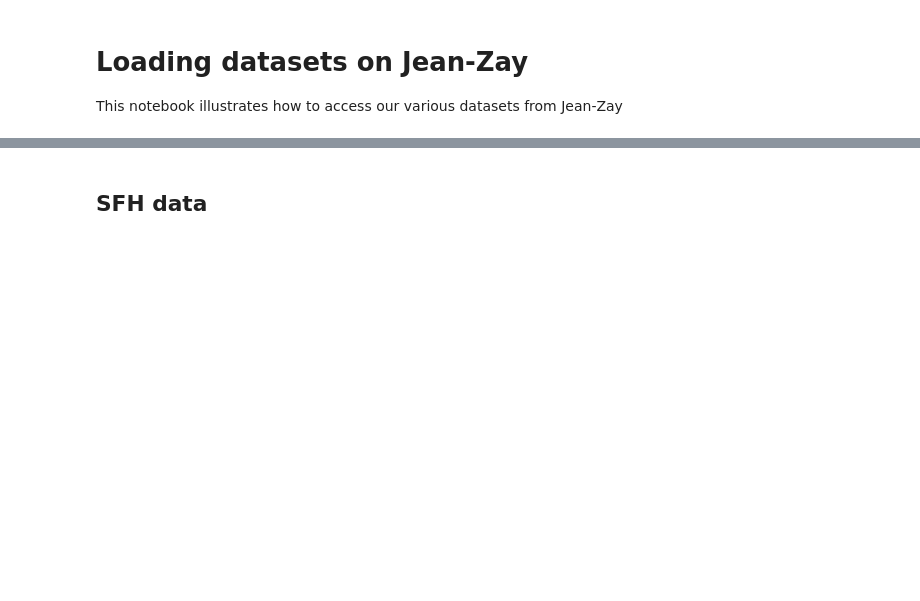
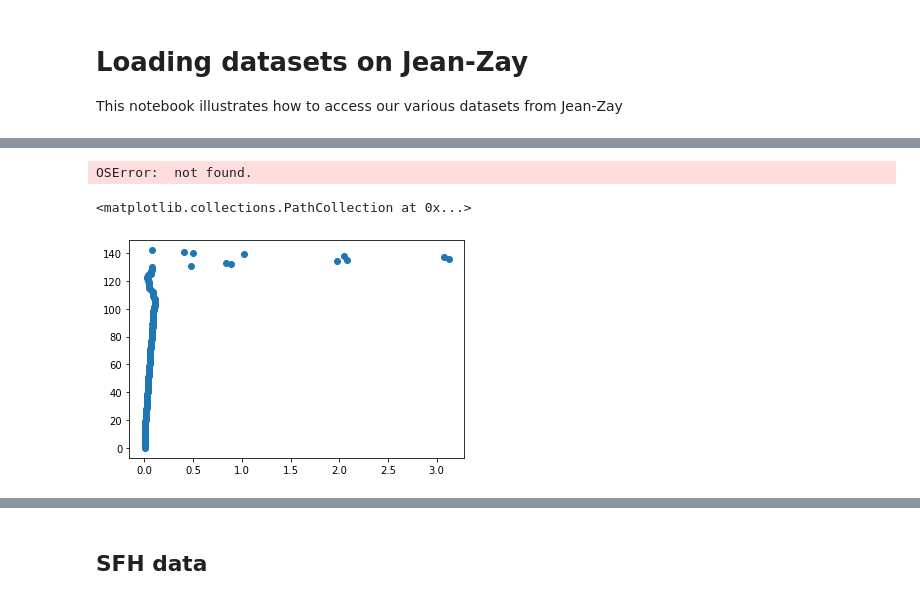
Before and after one commit to EiffL/sfh-inference-hackathon, a Jupyter notebook: notebooks/data_access_demo.ipynb, the cells around one changed output, grey strips where cells are left out. Cells and saved outputs as stored; diff of their text form; code cells hidden in the pictures; blank space fills up the shorter version.

```diff
--- a/notebooks/data_access_demo.ipynb
+++ b/notebooks/data_access_demo.ipynb
@@ -12,0 +19,3 @@ Populating the interactive namespace from numpy and matplotlib
+# %%
+from sfh.datasets.sfhsed import sfhsed
+dset = tfds.load('sfhsed', split='train')
@@ -12,0 +59,4 @@ Populating the interactive namespace from numpy and matplotlib
+# %%
+masses = []
+for example in dset.take(3):
+    masses.append(example['mass'])
@@ -12,0 +66,9 @@ Populating the interactive namespace from numpy and matplotlib
+# %%
+wl = loadtxt('', delimiter=',')/10**4
+# %% [output]
+OSError:  not found.
+# %%
+plt.scatter(example['flux'], np.arange(len(example['flux'])))
+# %% [output]
+<matplotlib.collections.PathCollection at 0x...>
+[figure, added]
```
Also changed, not shown: parts of 6 cells of this notebook, 2 other files.
